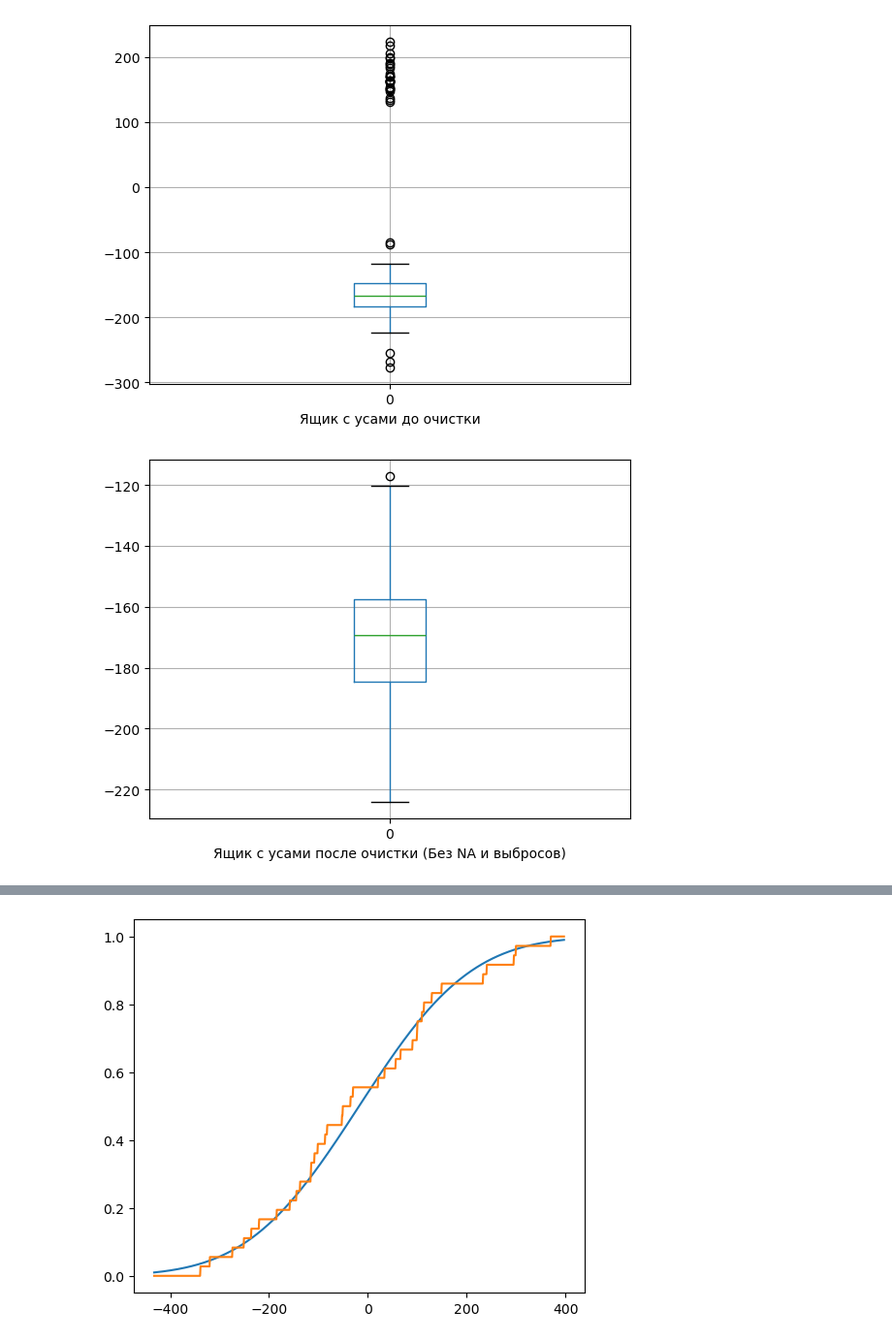
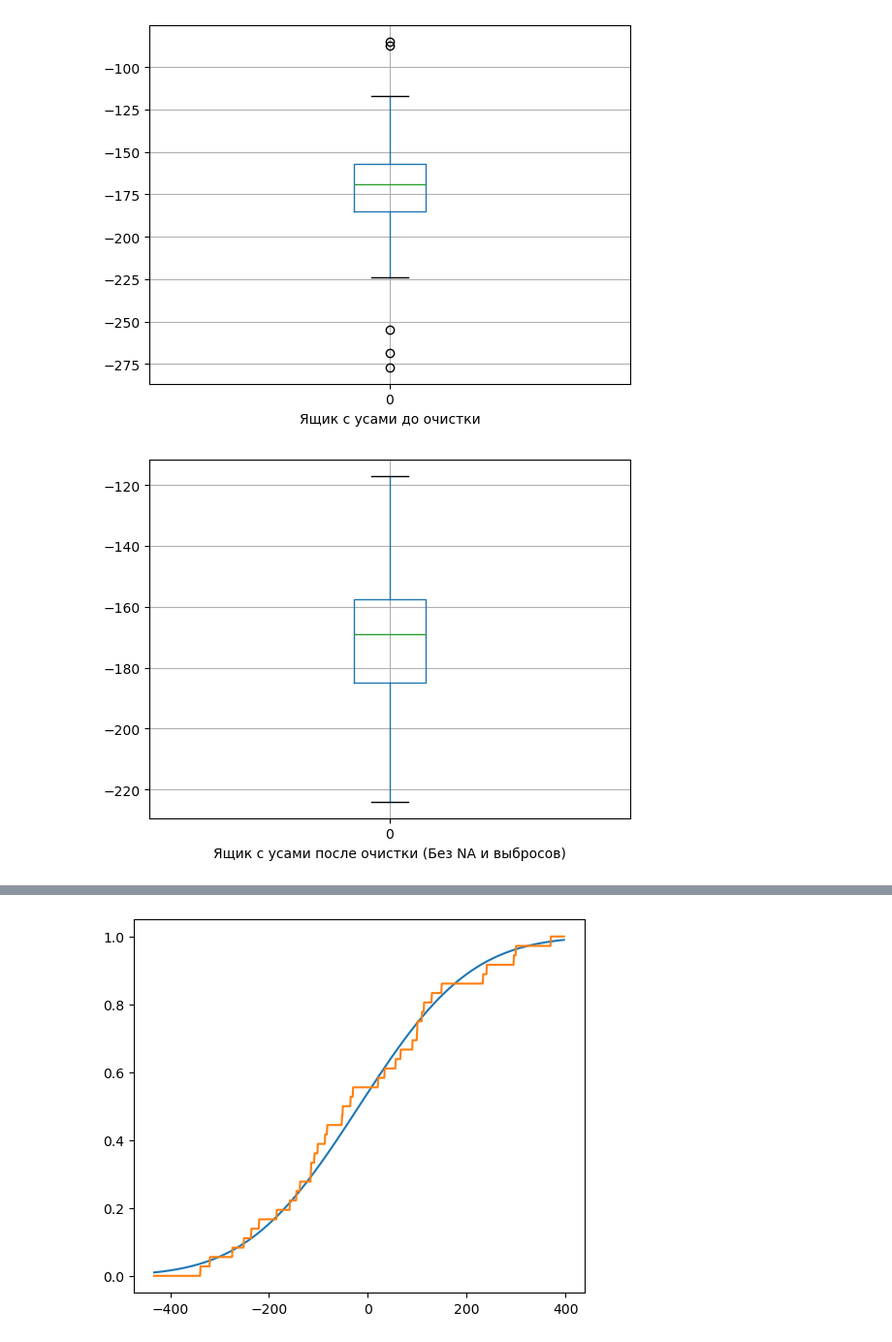
Before and after one commit to Ackrome/FU, a Jupyter notebook: Course_2/MS/ПМ23-1_Тищенко_МС-9.ipynb, the cells around one changed output, grey strips where cells are left out. Shown at 97% size. Drawn from its saved outputs; the diff is of its cells as text; code cells hidden in the pictures.

```diff
--- a/Course_2/MS/ПМ23-1_Тищенко_МС-9.ipynb
+++ b/Course_2/MS/ПМ23-1_Тищенко_МС-9.ipynb
@@ -33,7 +33,7 @@ def from_big_text(data:str,splitter:str):
 '''.split('\n'))
 
     data_list=[]
-    df=pd.DataFrame([float(i) if i!='NA' else np.nan for i in data.split(splitter)])
+    df=pd.DataFrame([float(i) if i!='NA' and i!='-NA' else np.nan for i in data.split(splitter)])
 
     length_before=df.size
     data_list.append(length_before)
@@ -83,7 +83,7 @@ text='-194.3779; -177.7017; NA; -190.9091; -170.5325; -168.1535; -197.1981; -122
-from_big_text(text,'; ')
+from_big_text(text.replace('; ','; -').replace('--','-'),'; ')
 # %% [output]
-[figure, old version]
+[figure, new version]
-[figure, old version]
+[figure, new version]
 |  | 0 |
 | Объем выборки до удаления пропуще... | 300.000000 |
 | Количество пропущенных данных (NA) | -21.000000 |
```
Also changed, not shown: parts of 1 cell of this notebook, 4 other files.
